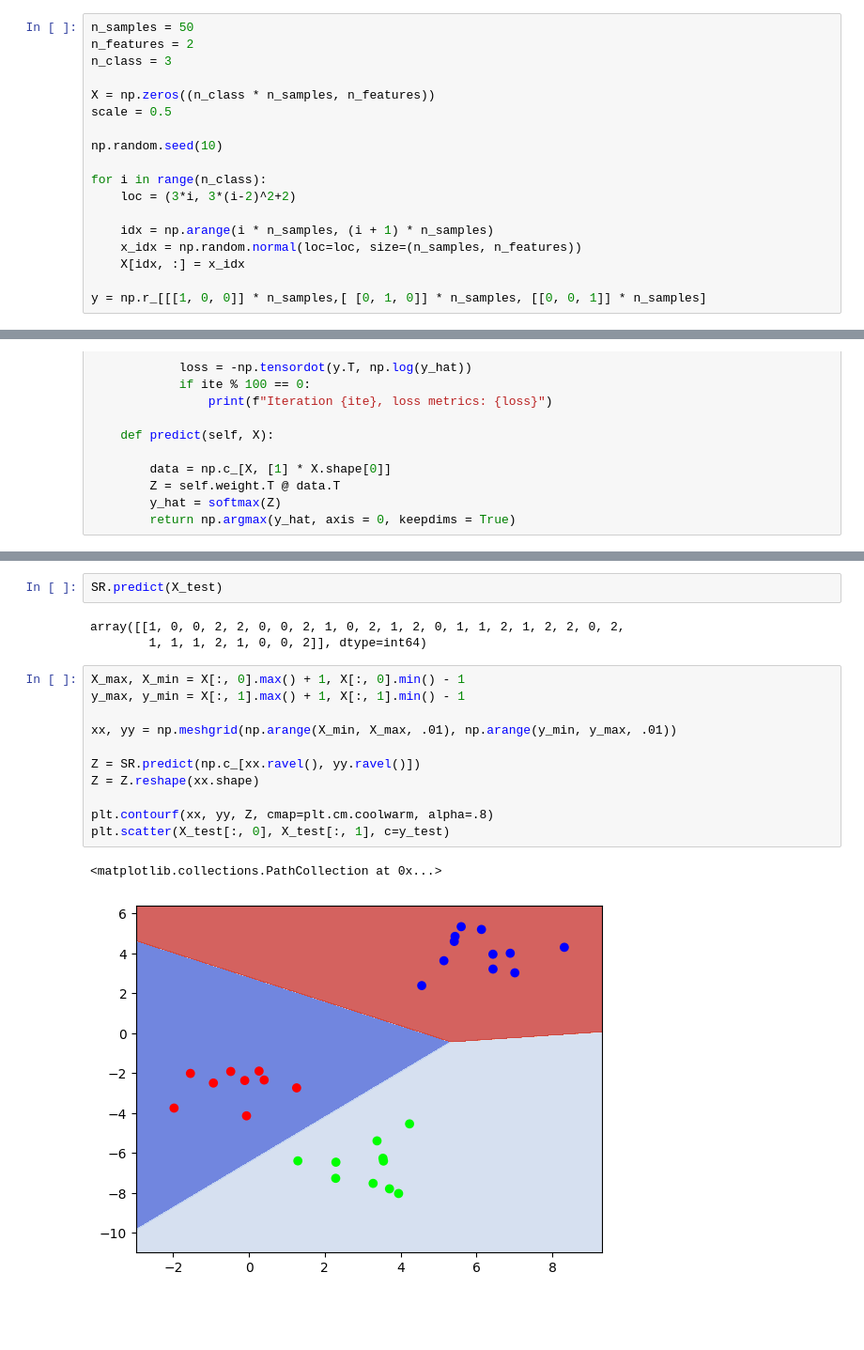
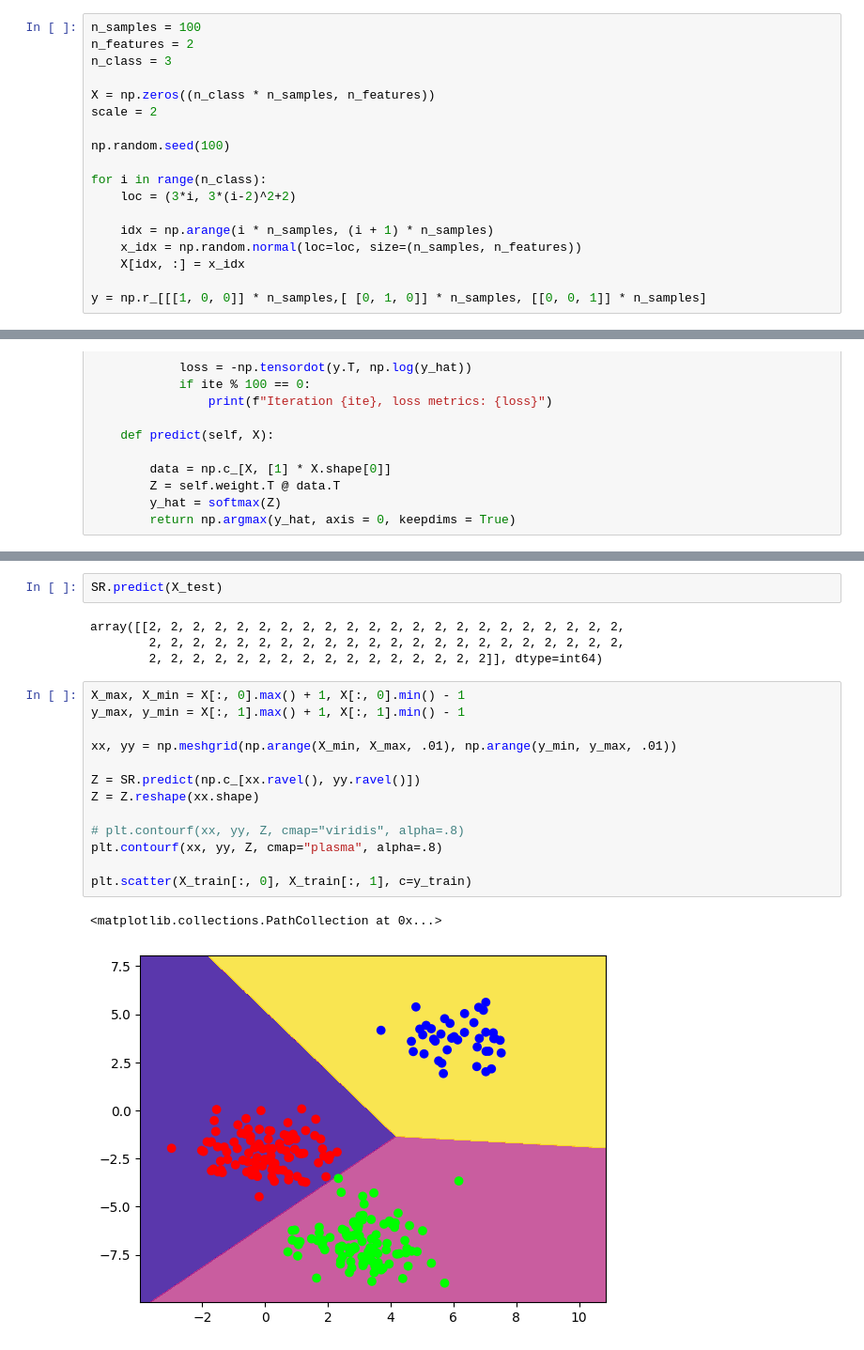
Before and after one commit to nguynlb/DataScience, a Jupyter notebook: MachineLearning/Logistic.ipynb, the cells around one changed output, grey strips where cells are left out. Shown: that part at 94% size. Drawn from its saved outputs; the diff is of its cells as text; blank space fills up the shorter version.

```diff
--- a/MachineLearning/Logistic.ipynb
+++ b/MachineLearning/Logistic.ipynb
@@ -5,14 +5,14 @@ import numpy as np
 import pandas as pd
 import matplotlib.pyplot as plt
 # %%
-n_samples = 50
+n_samples = 100
 n_features = 2
 n_class = 3
 
 X = np.zeros((n_class * n_samples, n_features))
-scale = 0.5
+scale = 2
 
-np.random.seed(10)
+np.random.seed(100)
 
 for i in range(n_class):
     loc = (3*i, 3*(i-2)^2+2)
@@ -138,19 +138,22 @@ Iteration 1000, loss metrics: 0.3647912267556491
 # %%
 SR.predict(X_test)
 # %% [output]
-array([[1, 0, 0, 2, 2, 0, 0, 2, 1, 0, 2, 1, 2, 0, 1, 1, 2, 1, 2, 2, 0, 2,
-        1, 1, 1, 2, 1, 0, 0, 2]], dtype=int64)
+array([[2, 2, 2, 2, 2, 2, 2, 2, 2, 2, 2, 2, 2, 2, 2, 2, 2, 2, 2, 2, 2, 2,
+        2, 2, 2, 2, 2, 2, 2, 2, 2, 2, 2, 2, 2, 2, 2, 2, 2, 2, 2, 2, 2, 2,
+        2, 2, 2, 2, 2, 2, 2, 2, 2, 2, 2, 2, 2, 2, 2, 2]], dtype=int64)
 # %%
 X_max, X_min = X[:, 0].max() + 1, X[:, 0].min() - 1
 y_max, y_min = X[:, 1].max() + 1, X[:, 1].min() - 1
 
 xx, yy = np.meshgrid(np.arange(X_min, X_max, .01), np.arange(y_min, y_max, .01))
 
 Z = SR.predict(np.c_[xx.ravel(), yy.ravel()])
 Z = Z.reshape(xx.shape)
 
-plt.contourf(xx, yy, Z, cmap=plt.cm.coolwarm, alpha=.8)
-plt.scatter(X_test[:, 0], X_test[:, 1], c=y_test)
+# plt.contourf(xx, yy, Z, cmap="viridis", alpha=.8)
+plt.contourf(xx, yy, Z, cmap="plasma", alpha=.8)
+
+plt.scatter(X_train[:, 0], X_train[:, 1], c=y_train)
 # %% [output]
 <matplotlib.collections.PathCollection at 0x...>
-[figure, old version]
+[figure, new version]
```
Also changed, not shown: parts of 4 cells of this notebook.
